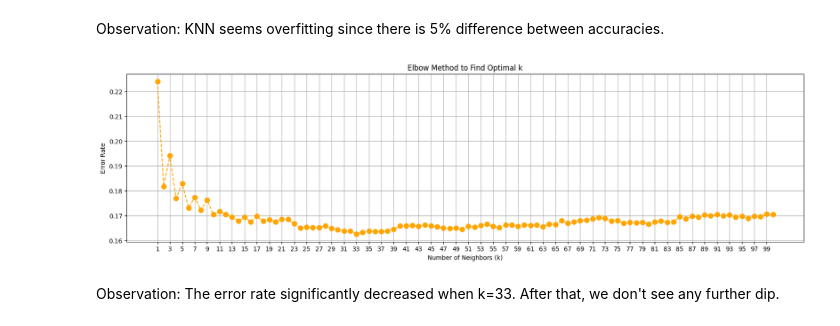
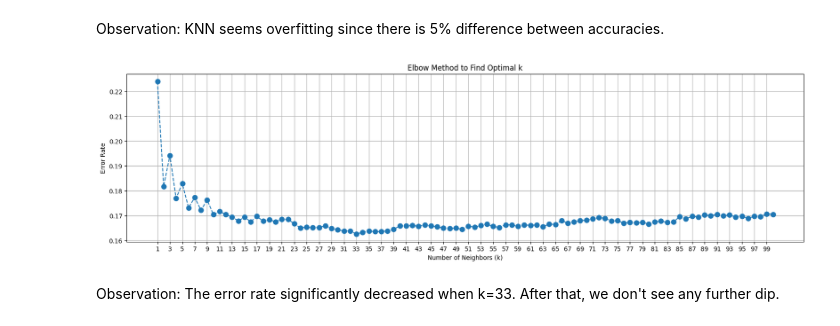
Before and after one commit to Graceyujung/ML, a Jupyter notebook: classification_modeling/Grace_Classification_Modeling.ipynb, the cells around one changed output. Cells and saved outputs as stored; diff of their text form; code cells hidden in the pictures.

```diff
--- a/classification_modeling/Grace_Classification_Modeling.ipynb
+++ b/classification_modeling/Grace_Classification_Modeling.ipynb
@@ -860,25 +860,25 @@ Observation: KNN seems overfitting since there is 5% difference between accuraci
 # %%
 # test different values of k to perform KNN
 error_rates = []
 k_values = range(1, 101)
 for k in k_values:
     knn = KNeighborsClassifier(n_neighbors=k)
     knn.fit(X_train_scaled, Y_train)  # train the model
     y_knn_pred = knn.predict(X_test_scaled)  # predict on test set
     error = 1 - accuracy_score(Y_test, y_knn_pred)  # calculate error rate
     error_rates.append(error)
 
 # plot the elbow curve to find the optimal value of k
 plt.figure(figsize=(20, 5))
-plt.plot(k_values, error_rates, marker='o', linestyle='dashed', color='orange', markersize=8)
+plt.plot(k_values, error_rates, marker='o', linestyle='dashed', markersize=8)
 plt.xlabel('Number of Neighbors (k)')
 plt.ylabel('Error Rate')
 plt.title('Elbow Method to Find Optimal k')
 plt.xticks(np.arange(1, 101, step=2))
 plt.grid(True)
 plt.show()
 # %% [output]
-[figure, old version]
+[figure, new version]
 # %% [markdown]
 Observation: The error rate significantly decreased when k=33. After that, we don't see any further dip.
 # %%
```
Also changed, not shown: parts of 12 cells of this notebook, 7 other files.
